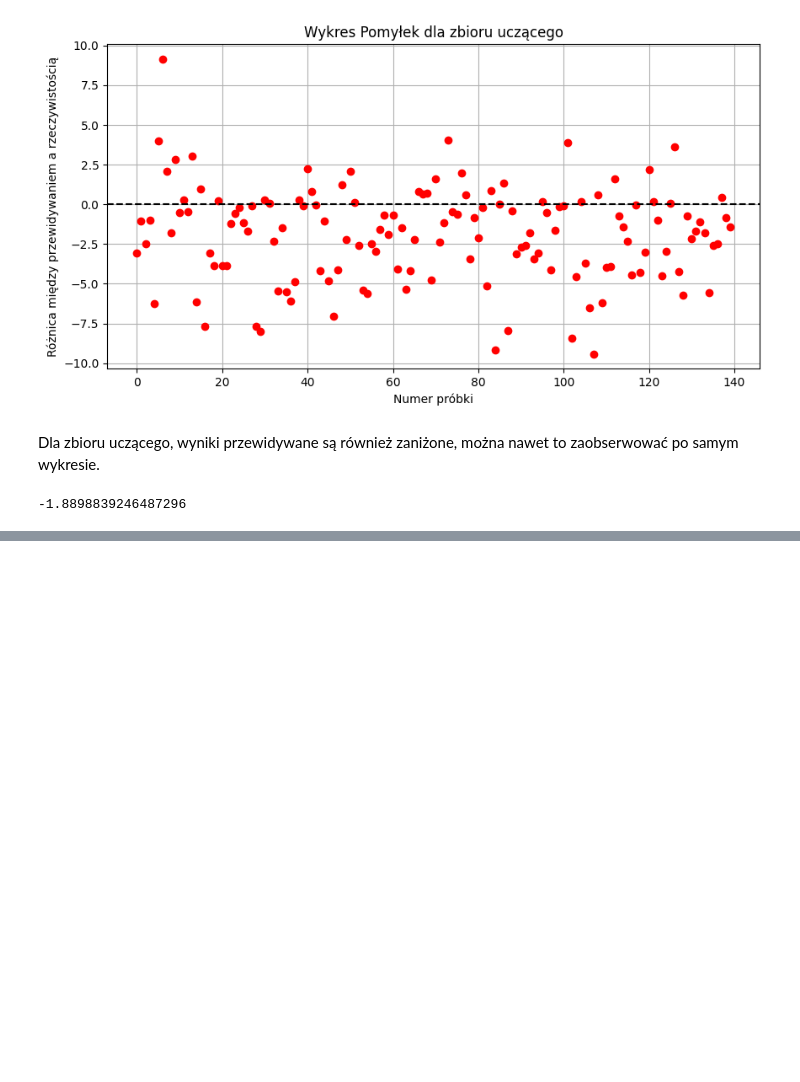
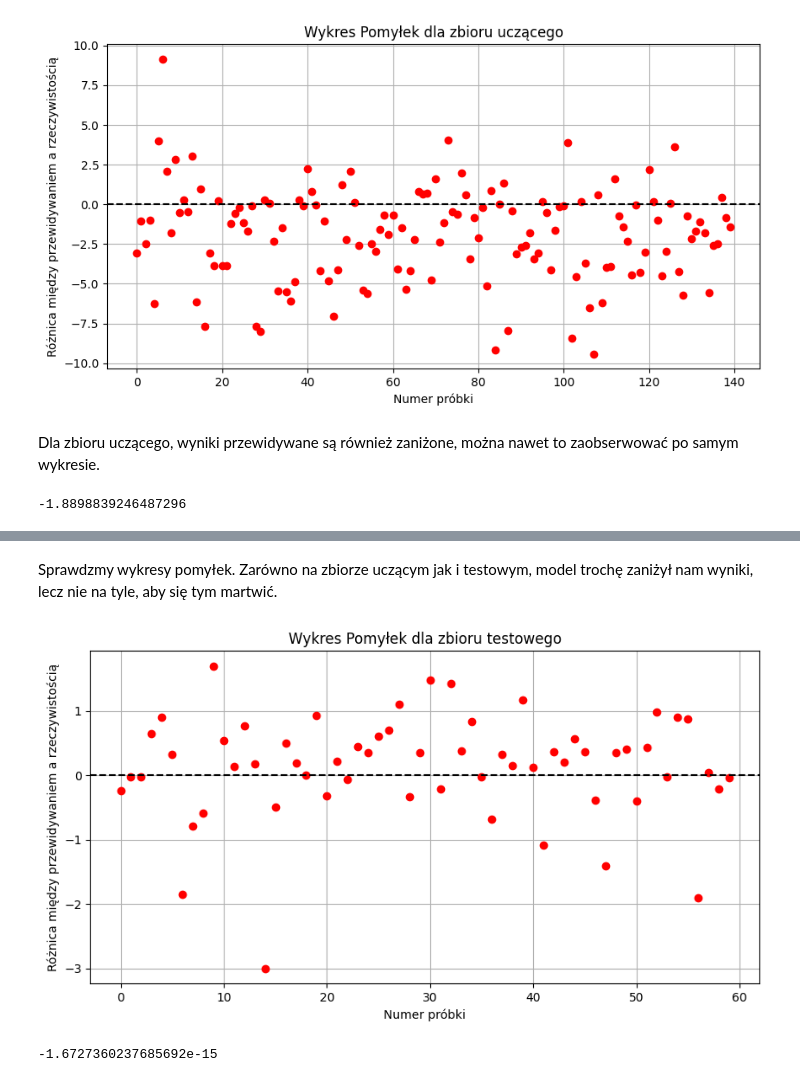
Before and after one commit to janluk00/advertisement-regression-models, a Jupyter notebook: models.ipynb, the cells around one changed output, grey strips where cells are left out. Drawn from its saved outputs; the diff is of its cells as text; code cells hidden in the pictures; blank space fills up the shorter version.

```diff
--- a/models.ipynb
+++ b/models.ipynb
@@ -273,0 +383,8 @@ sum(differences) / len(y_reg_train_pred)
+# %%
+y_train_pred = best_forest_reg.predict(X_train)
+y_test_pred = best_forest_reg.predict(X_test)
+print('Zbiór uczący')
+ocen_model_regresji(y_train, y_train_pred)
+print('\n')
+print('Zbiór testowy')
+ocen_model_regresji(y_test, y_test_pred)
@@ -273,0 +415,22 @@ sum(differences) / len(y_reg_train_pred)
+# %% [markdown]
+Sprawdzmy wykresy pomyłek.
+Zarówno na zbiorze uczącym jak i testowym, model trochę zaniżył nam wyniki, lecz nie na tyle, aby się tym martwić.
+# %%
+import matplotlib.pyplot as plt
+
+differences = [p - r for p, r in zip(y_test_pred, y_test)]
+
+plt.figure(figsize=(10, 5))
+plt.plot(differences, 'o', color='r')
+plt.title('Wykres Pomyłek dla zbioru testowego')
+plt.xlabel('Numer próbki')
+plt.ylabel('Różnica między przewidywaniem a rzeczywistością')
+plt.grid(True)
+plt.axhline(y=0, color='k', linestyle='--')
+plt.show()
+# %% [output]
+[figure, added]
+# %%
+sum(differences) / len(y_test_pred)
+# %% [output]
+-1.6727360237685692e-15
```
Also changed, not shown: parts of 27 cells of this notebook, 3 other files.
